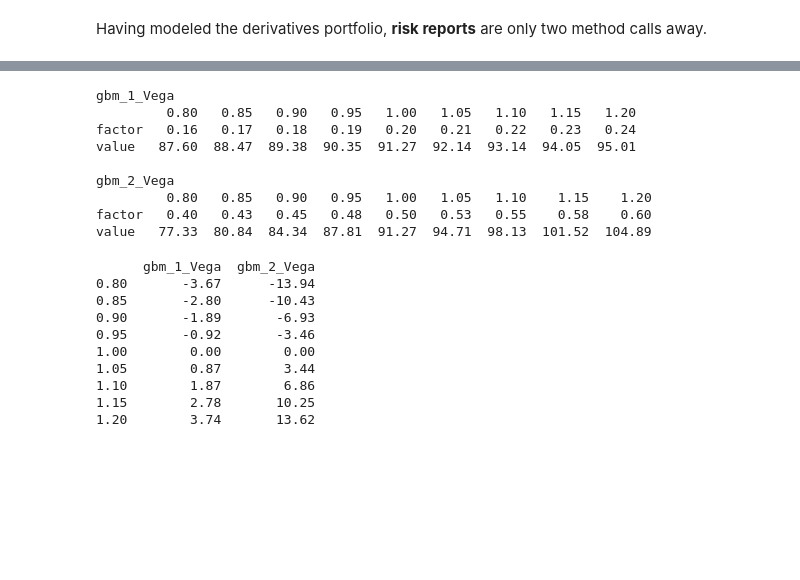
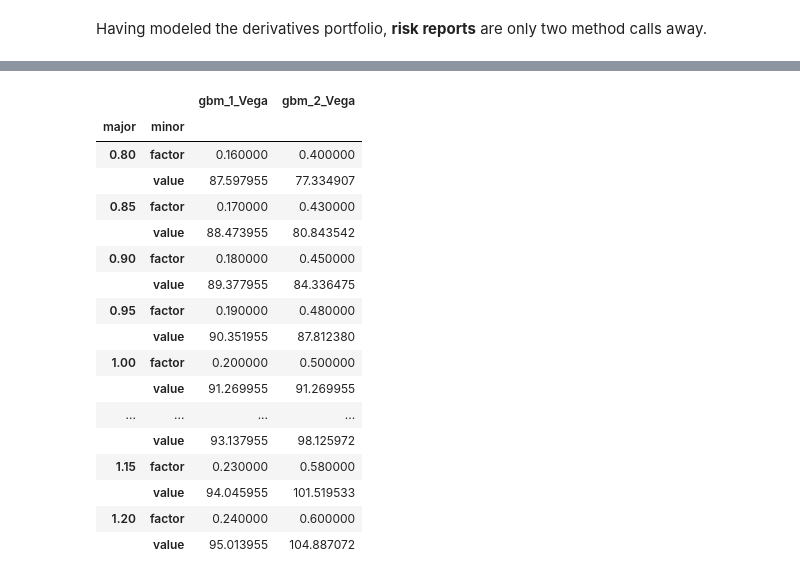
Before and after one commit to yhilpisch/dx, a Jupyter notebook: 00_dx_quickstart.ipynb, the cells around one changed output, grey strips where cells are left out. Cells and saved outputs as stored; diff of their text form; code cells hidden in the pictures; blank space fills up the shorter version.

```diff
--- a/00_dx_quickstart.ipynb
+++ b/00_dx_quickstart.ipynb
@@ -336,25 +341,21 @@ gbm_1
-# %%
-dx.risk_report(vegas)
-# %% [output]
-gbm_1_Vega
-         0.80   0.85   0.90   0.95   1.00   1.05   1.10   1.15   1.20
-factor   0.16   0.17   0.18   0.19   0.20   0.21   0.22   0.23   0.24
-value   87.60  88.47  89.38  90.35  91.27  92.14  93.14  94.05  95.01
-
-gbm_2_Vega
-         0.80   0.85   0.90   0.95   1.00   1.05   1.10    1.15    1.20
-factor   0.40   0.43   0.45   0.48   0.50   0.53   0.55    0.58    0.60
-value   77.33  80.84  84.34  87.81  91.27  94.71  98.13  101.52  104.89
-# %%
-dx.risk_report(vegas.ix[:, :, 'value'] - benchvalue, gross=False)
-# %% [output]
-      gbm_1_Vega  gbm_2_Vega
-0.80       -3.67      -13.94
-0.85       -2.80      -10.43
-0.90       -1.89       -6.93
-0.95       -0.92       -3.46
-1.00        0.00        0.00
-1.05        0.87        3.44
-1.10        1.87        6.86
-1.15        2.78       10.25
-1.20        3.74       13.62
+# %%
+vegas
+# %% [output]
+|  |  | gbm_1_Vega | gbm_2_Vega |
+| major | minor |  |  |
+| 0.80 | factor | 0.160000 | 0.400000 |
+|  | value | 87.597955 | 77.334907 |
+| 0.85 | factor | 0.170000 | 0.430000 |
+|  | value | 88.473955 | 80.843542 |
+| 0.90 | factor | 0.180000 | 0.450000 |
+|  | value | 89.377955 | 84.336475 |
+| 0.95 | factor | 0.190000 | 0.480000 |
+|  | value | 90.351955 | 87.812380 |
+| 1.00 | factor | 0.200000 | 0.500000 |
+|  | value | 91.269955 | 91.269955 |
+| ... | ... | ... | ... |
+|  | value | 93.137955 | 98.125972 |
+| 1.15 | factor | 0.230000 | 0.580000 |
+|  | value | 94.045955 | 101.519533 |
+| 1.20 | factor | 0.240000 | 0.600000 |
+|  | value | 95.013955 | 104.887072 |
```
Also changed, not shown: parts of 23 cells of this notebook, 20 other files.
